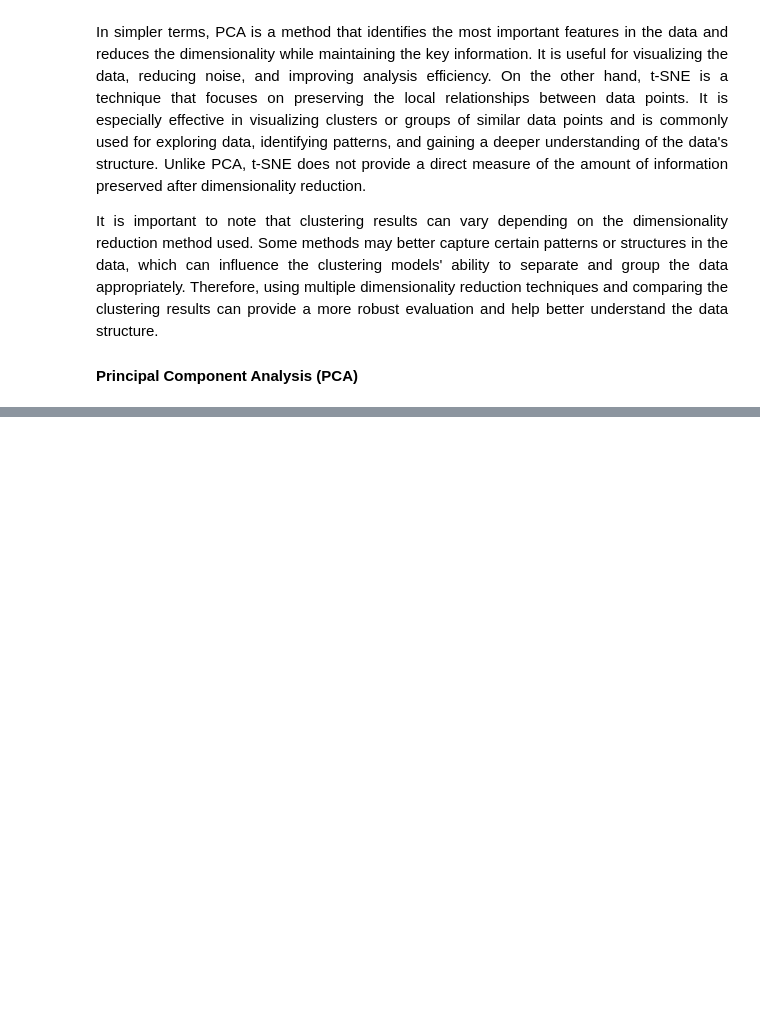
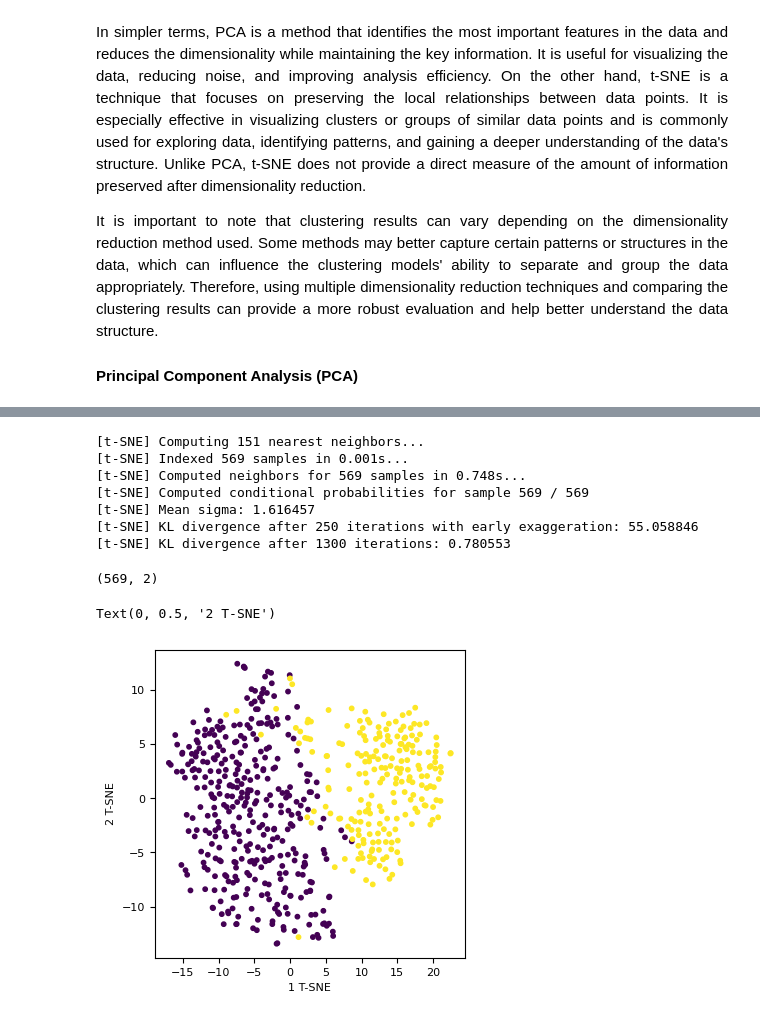
Before and after one commit to lpalfonsoa/Data-Analysis, a Jupyter notebook: Notebooks/BreastCancer.ipynb, the cells around one changed output, grey strips where cells are left out. Drawn from its saved outputs; the diff is of its cells as text; code cells hidden in the pictures; blank space fills up the shorter version.

```diff
--- a/Notebooks/BreastCancer.ipynb
+++ b/Notebooks/BreastCancer.ipynb
@@ -350,0 +384,20 @@ However, when it comes to the distribution of texture, smoothness, symmetry, or
+# %%
+tsne = TSNE(verbose=1, perplexity=50, n_iter= 4000)
+data_tsne = tsne.fit_transform(data_total.iloc[:, 1:31])
+display(data_tsne.shape)
+
+plt.figure(figsize=(4, 4))
+plt.scatter(data_tsne[:, 0],data_tsne[:, 1], c=target, s=10)
+plt.xlabel('1 T-SNE')
+plt.ylabel('2 T-SNE')
+# %% [output]
+[t-SNE] Computing 151 nearest neighbors...
+[t-SNE] Indexed 569 samples in 0.001s...
+[t-SNE] Computed neighbors for 569 samples in 0.748s...
+[t-SNE] Computed conditional probabilities for sample 569 / 569
+[t-SNE] Mean sigma: 1.616457
+[t-SNE] KL divergence after 250 iterations with early exaggeration: 55.058846
+[t-SNE] KL divergence after 1300 iterations: 0.780553
+(569, 2)
+Text(0, 0.5, '2 T-SNE')
+[figure, added]
```
Also changed, not shown: parts of 7 cells of this notebook.
